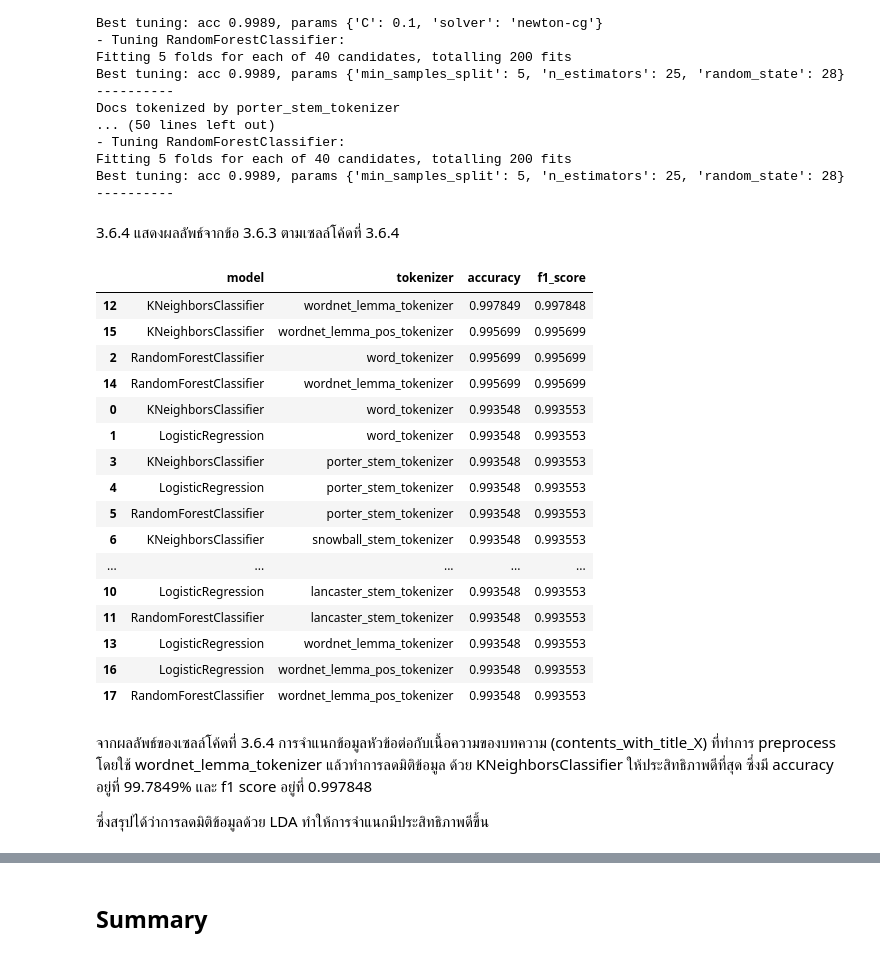
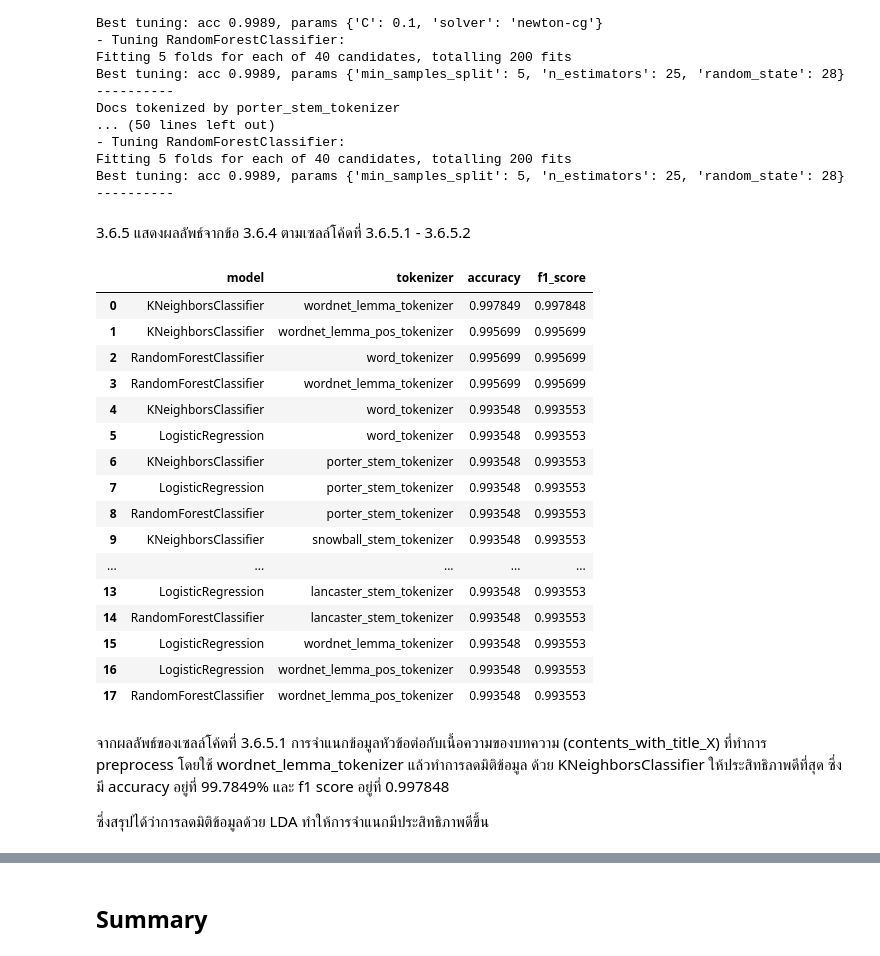
Before and after one commit to tjthanapat/ds4biz-assignment-2, a Jupyter notebook: Task 1 - News Classification/task1.ipynb, the cells around one changed output, grey strips where cells are left out. Cells and saved outputs as stored; diff of their text form; code cells hidden in the pictures.

```diff
--- a/Task 1 - News Classification/task1.ipynb
+++ b/Task 1 - News Classification/task1.ipynb
@@ -1120,7 +1135,7 @@ models = [
         "model": RandomForestClassifier(),
         "params": {
             "n_estimators": list(range(25, 201, 25)),
-            "min_samples_split": list(range(2, 26, 5)),
+            "min_samples_split": list(range(5, 26, 5)),
             "random_state": [28]
         }
     },
@@ -1424,0 +1542,25 @@ Transforming data tokenized by wordnet_lemma_pos_tokenizer
+# %%
+### Code Cell 3.6.2 ###
+
+# Define color for each X
+color_labels = {
+    'sport':'red',
+    'business':'green',
+    'technology':'blue'
+}
+color = [ color_labels[target] for target in targets]
+
+# Define figure
+fig, ax = plt.subplots(3, 2)
+fig.set_size_inches(12, 8)
+fig.tight_layout(pad=3.0)
+fig.suptitle('contents_with_title_X after LDA')
+
+# Plot each data in contents_with_title_X_lda
+i = 0
+for tokenizer_name, X in contents_with_title_X_lda.items():
+  ax[i//2, i%2].set_title(tokenizer_name)
+  ax[i//2, i%2].scatter(X[:,[0]],X[:,[1]], color=color)
+  i += 1
+
+plt.show()
@@ -1453,5 +1597,5 @@ models = [
 # %%
-### Code Cell 3.6.3 ###
+### Code Cell 3.6.4 ###
 
 results4 = {
     "model": [],
@@ -1460,8 +1604,9 @@ results4 = {
     "best_tuning_acc": [],
     "accuracy":[],
     "f1_score":[],
+    "cm":[]
 }
-cm = []
+
 y = targets
 
 for tokenizer_name, X in contents_with_title_X_lda.items():
@@ -1488,9 +1633,12 @@ for tokenizer_name, X in contents_with_title_X_lda.items():
         model.set_params(**result.best_params_)
         model.fit(X_train, y_train)
         y_pred = model.predict(X_test)
-        cm.append(confusion_matrix(y_test, y_pred, labels=clf.classes_))
         results4['accuracy'].append(accuracy_score(y_test, y_pred))
         results4['f1_score'].append(f1_score(y_test, y_pred, average='weighted'))
+        results4['cm'].append({
+            'matrix':confusion_matrix(y_test, y_pred, labels=model.classes_),
+            'labels':model.classes_
+        })
 
     print('-'*10)
 # %% [output]
@@ -1512,33 +1660,33 @@ Fitting 5 folds for each of 40 candidates, totalling 200 fits
 Best tuning: acc 0.9989, params {'min_samples_split': 5, 'n_estimators': 25, 'random_state': 28}
 ----------
 # %% [markdown]
-3.6.4 แสดงผลลัพธ์จากข้อ 3.6.3 ตามเซลล์โค้ดที่ 3.6.4
+3.6.5 แสดงผลลัพธ์จากข้อ 3.6.4 ตามเซลล์โค้ดที่ 3.6.5.1 - 3.6.5.2
 # %%
-### Code Cell 3.6.4 ###
+### Code Cell 3.6.5.1 ###
 
 result_df = pd.DataFrame(results4)
 
 result_df[['model','tokenizer','accuracy','f1_score']] \
-    .sort_values(by=['accuracy','f1_score'], ascending=False)
+    .sort_values(by=['accuracy','f1_score'], ascending=False).reset_index(drop=True)
 # %% [output]
 |  | model | tokenizer | accuracy | f1_score |
-| 12 | KNeighborsClassifier | wordnet_lemma_tokenizer | 0.997849 | 0.997848 |
-| 15 | KNeighborsClassifier | wordnet_lemma_pos_tokenizer | 0.995699 | 0.995699 |
+| 0 | KNeighborsClassifier | wordnet_lemma_tokenizer | 0.997849 | 0.997848 |
+| 1 | KNeighborsClassifier | wordnet_lemma_pos_tokenizer | 0.995699 | 0.995699 |
 | 2 | RandomForestClassifier | word_tokenizer | 0.995699 | 0.995699 |
-| 14 | RandomForestClassifier | wordnet_lemma_tokenizer | 0.995699 | 0.995699 |
-| 0 | KNeighborsClassifier | word_tokenizer | 0.993548 | 0.993553 |
-| 1 | LogisticRegression | word_tokenizer | 0.993548 | 0.993553 |
-| 3 | KNeighborsClassifier | porter_stem_tokenizer | 0.993548 | 0.993553 |
-| 4 | LogisticRegression | porter_stem_tokenizer | 0.993548 | 0.993553 |
-| 5 | RandomForestClassifier | porter_stem_tokenizer | 0.993548 | 0.993553 |
-| 6 | KNeighborsClassifier | snowball_stem_tokenizer | 0.993548 | 0.993553 |
+| 3 | RandomForestClassifier | wordnet_lemma_tokenizer | 0.995699 | 0.995699 |
+| 4 | KNeighborsClassifier | word_tokenizer | 0.993548 | 0.993553 |
+| 5 | LogisticRegression | word_tokenizer | 0.993548 | 0.993553 |
+| 6 | KNeighborsClassifier | porter_stem_tokenizer | 0.993548 | 0.993553 |
+| 7 | LogisticRegression | porter_stem_tokenizer | 0.993548 | 0.993553 |
+| 8 | RandomForestClassifier | porter_stem_tokenizer | 0.993548 | 0.993553 |
+| 9 | KNeighborsClassifier | snowball_stem_tokenizer | 0.993548 | 0.993553 |
 | ... | ... | ... | ... | ... |
-| 10 | LogisticRegression | lancaster_stem_tokenizer | 0.993548 | 0.993553 |
-| 11 | RandomForestClassifier | lancaster_stem_tokenizer | 0.993548 | 0.993553 |
-| 13 | LogisticRegression | wordnet_lemma_tokenizer | 0.993548 | 0.993553 |
+| 13 | LogisticRegression | lancaster_stem_tokenizer | 0.993548 | 0.993553 |
+| 14 | RandomForestClassifier | lancaster_stem_tokenizer | 0.993548 | 0.993553 |
+| 15 | LogisticRegression | wordnet_lemma_tokenizer | 0.993548 | 0.993553 |
 | 16 | LogisticRegression | wordnet_lemma_pos_tokenizer | 0.993548 | 0.993553 |
 | 17 | RandomForestClassifier | wordnet_lemma_pos_tokenizer | 0.993548 | 0.993553 |
 # %% [markdown]
-จากผลลัพธ์ของเซลล์โค้ดที่ 3.6.4 การจำแนกข้อมูลหัวข้อต่อกับเนื้อความของบทความ (contents_with_title_X) ที่ทำการ preprocess โดยใช้ wordnet_lemma_tokenizer แล้วทำการลดมิติข้อมูล ด้วย KNeighborsClassifier ให้ประสิทธิภาพดีที่สุด ซึ่งมี accuracy อยู่ที่ 99.7849% และ f1 score อยู่ที่ 0.997848
+จากผลลัพธ์ของเซลล์โค้ดที่ 3.6.5.1 การจำแนกข้อมูลหัวข้อต่อกับเนื้อความของบทความ (contents_with_title_X) ที่ทำการ preprocess โดยใช้ wordnet_lemma_tokenizer แล้วทำการลดมิติข้อมูล ด้วย KNeighborsClassifier ให้ประสิทธิภาพดีที่สุด ซึ่งมี accuracy อยู่ที่ 99.7849% และ f1 score อยู่ที่ 0.997848
 
 ซึ่งสรุปได้ว่าการลดมิติข้อมูลด้วย LDA ทำให้การจำแนกมีประสิทธิภาพดีขึ้น
```
Also changed, not shown: parts of 39 cells of this notebook.
